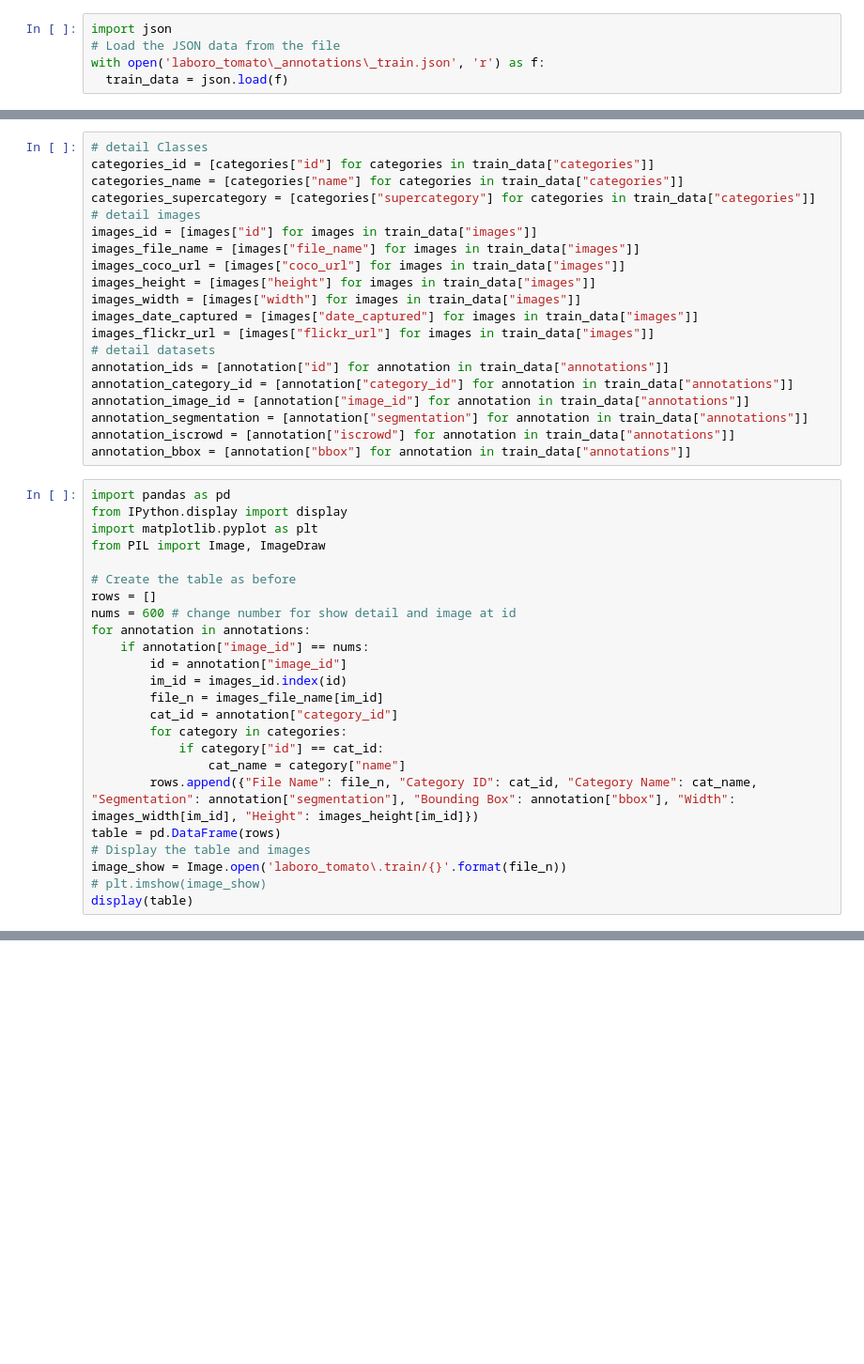
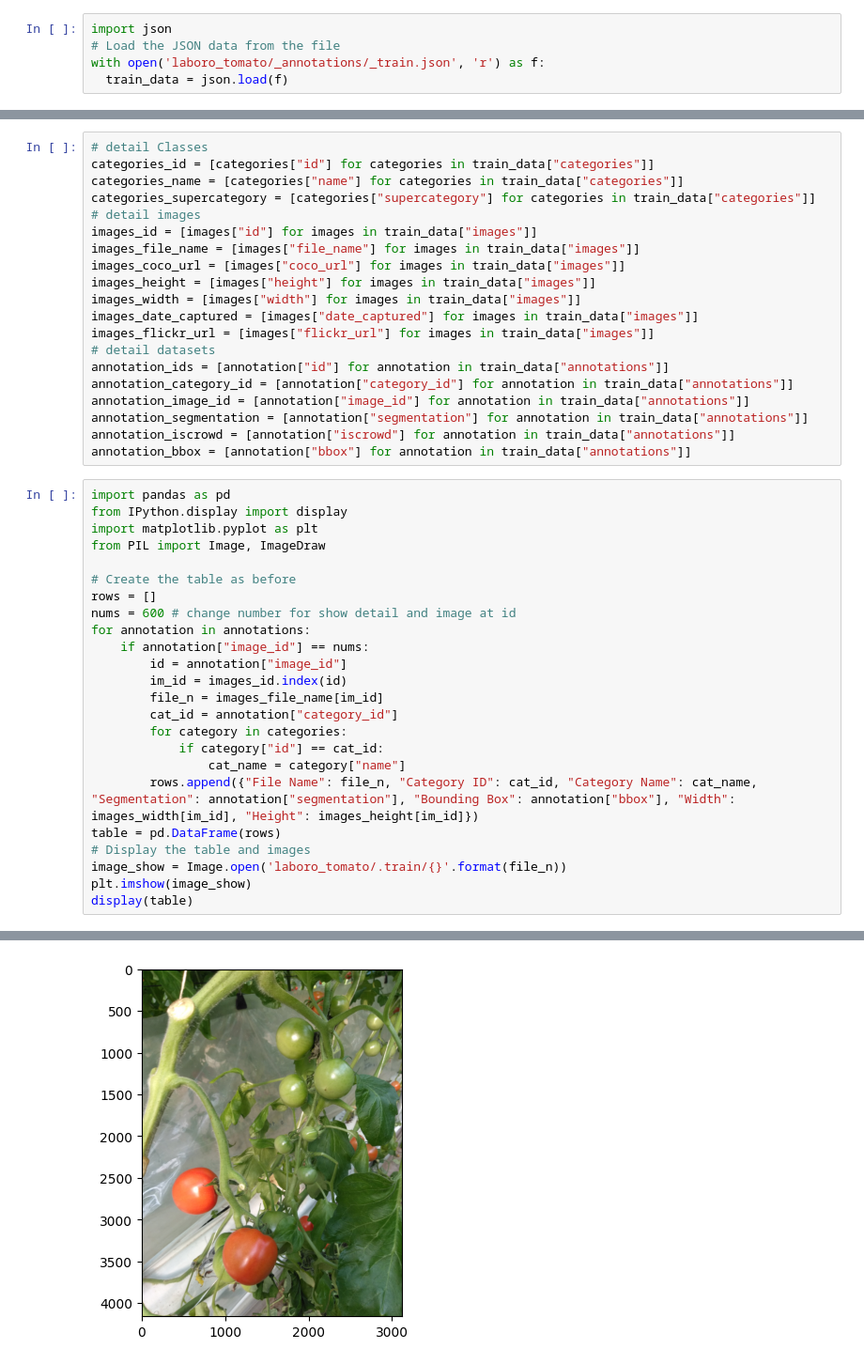
Before and after one commit to atttyys/detect_tomato_growth, a Jupyter notebook: annotation_train_format.ipynb, the cells around one changed output, grey strips where cells are left out. Shown at 94% size. Drawn from its saved outputs; the diff is of its cells as text; blank space fills up the shorter version.

```diff
--- a/annotation_train_format.ipynb
+++ b/annotation_train_format.ipynb
@@ -6,7 +13,7 @@ print(tf.__version__)
 # %%
 import json
 # Load the JSON data from the file
-with open('laboro_tomato\_annotations\_train.json', 'r') as f:
+with open('laboro_tomato/_annotations/_train.json', 'r') as f:
   train_data = json.load(f)
 # %%
 categories = train_data["categories"]
@@ -45,32 +52,33 @@ for annotation in annotations:
     if annotation["image_id"] == nums:
         id = annotation["image_id"]
         im_id = images_id.index(id)
         file_n = images_file_name[im_id]
         cat_id = annotation["category_id"]
         for category in categories:
             if category["id"] == cat_id:
                 cat_name = category["name"]
         rows.append({"File Name": file_n, "Category ID": cat_id, "Category Name": cat_name, "Segmentation": annotation["segmentation"], "Bounding Box": annotation["bbox"], "Width": images_width[im_id], "Height": images_height[im_id]})
 table = pd.DataFrame(rows)
 # Display the table and images
-image_show = Image.open('laboro_tomato\.train/{}'.format(file_n))
-# plt.imshow(image_show)
+image_show = Image.open('laboro_tomato/.train/{}'.format(file_n))
+plt.imshow(image_show)
 display(table)
 # %% [output]
 |  | File Name | Category ID | Category Name | Segmentation | Bounding Box | Width | Height |
 | 0 | IMG_20191215_112407.jpg | 6 | l_green | [[1902.2016, 594.0896, 1983.9456,... | [1593.3528, 590.4704, 475.9872000... | 3120 | 4160 |
 | 1 | IMG_20191215_112407.jpg | 4 | l_fully_ripened | [[1980.3264, 377.8944, 2029.3728,... | [1980.3264, 265.2416, 208.9151999... | 3120 | 4160 |
 | 2 | IMG_20191215_112407.jpg | 6 | l_green | [[2287.3655999999996, 343.3664, 2... | [2243.748, 312.49920000000003, 23... | 3120 | 4160 |
 | 3 | IMG_20191215_112407.jpg | 6 | l_green | [[2756.1144, 530.5248, 2705.22720... | [2670.72, 530.5248, 228.914400000... | 3120 | 4160 |
 | 4 | IMG_20191215_112407.jpg | 6 | l_green | [[2690.688, 884.7904, 2747.004, 8... | [2645.2608, 862.992, 214.40640000... | 3120 | 4160 |
 | 5 | IMG_20191215_112407.jpg | 6 | l_green | [[2863.2864, 944.736, 2928.6816, ... | [2846.9375999999997, 888.4096, 19... | 3120 | 4160 |
 | 6 | IMG_20191215_112407.jpg | 6 | l_green | [[2140.1952, 1102.816, 2247.3984,... | [2052.9912, 1073.7376, 495.986400... | 3120 | 4160 |
 | 7 | IMG_20191215_112407.jpg | 6 | l_green | [[1729.6031999999998, 1280.864, 1... | [1636.9392, 1259.0656, 363.355199... | 3120 | 4160 |
 | 8 | IMG_20191215_112407.jpg | 6 | l_green | [[1931.28, 1905.8208, 1976.676, 1... | [1900.3919999999998, 1882.2335999... | 3120 | 4160 |
 | 9 | IMG_20191215_112407.jpg | 6 | l_green | [[1609.7016, 2022.1344000000001, ... | [1582.4328, 1985.776, 234.3743999... | 3120 | 4160 |
 | 10 | IMG_20191215_112407.jpg | 6 | l_green | [[1913.0904, 2354.6016, 1980.3264... | [1853.1552000000001, 2354.6016, 2... | 3120 | 4160 |
 | 11 | IMG_20191215_112407.jpg | 6 | l_green | [[1315.3608000000002, 3108.56, 13... | [1315.3608000000002, 2892.3648, 5... | 3120 | 4160 |
 | 12 | IMG_20191215_112407.jpg | 4 | l_fully_ripened | [[1618.7808, 3430.1695999999997, ... | [961.0848, 3097.6608, 664.9656000... | 3120 | 4160 |
 | 13 | IMG_20191215_112407.jpg | 4 | l_fully_ripened | [[396.0528, 2543.5488, 485.0976, ... | [354.276, 2370.9504, 563.22239999... | 3120 | 4160 |
 | 14 | IMG_20191215_112407.jpg | 6 | l_green | [[1071.9071999999999, 3157.648, 1... | [870.2616, 3157.648, 201.64559999... | 3120 | 4160 |
 | 15 | IMG_20191215_112407.jpg | 6 | l_green | [[864.8015999999999, 3406.5408, 8... | [846.6432, 3308.4064000000003, 27... | 3120 | 4160 |
+[figure, added]
```
Also changed, not shown: parts of 4 cells of this notebook, 3 other files.
